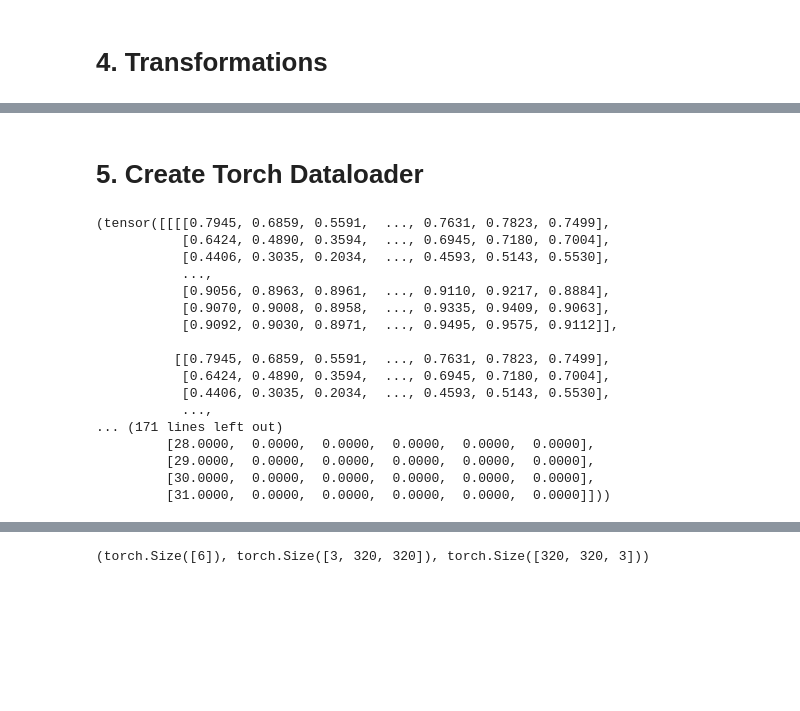
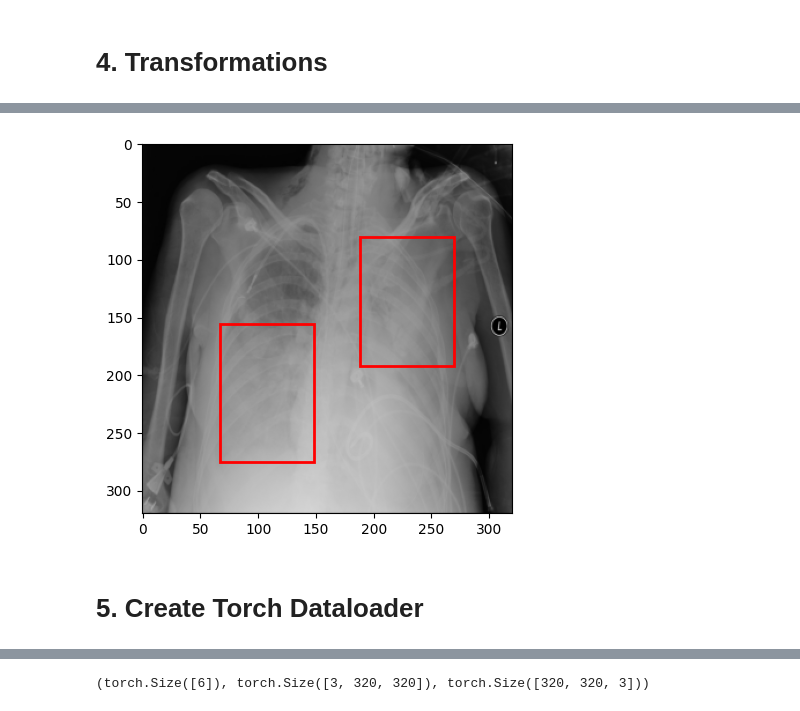
Before and after one commit to DmitriyAgafonov/INT20H_RSNA_Pneumonia_Detection_4NN, a Jupyter notebook: Notebooks/data_loader_baseline.ipynb, the cells around one changed output, grey strips where cells are left out. Saved outputs shown, nothing was run; the diff lists cells and outputs as text; code cells hidden in the pictures; blank space fills up the shorter version.

```diff
--- a/Notebooks/data_loader_baseline.ipynb
+++ b/Notebooks/data_loader_baseline.ipynb
@@ -420,7 +530,9 @@ tensor([[0., 0., 0., 0., 0.]])
 # %%
-plot_dicom_yolo(img, bbox)
+plot_dicom(img, bbox)
+# %% [output]
+[figure, added]
-# %% [markdown]
-# 5. Create Torch Dataloader
+# %% [markdown]
+# 5. Create Torch Dataloader
 # %%
 train_dataloader = DataLoader(
     train_dataset, batch_size=32, shuffle=True, num_workers=0, collate_fn=DetectionCollateFN()
@@ -431,23 +543,3 @@ val_dataloader = DataLoader(
 )
 # %%
 curr_batch = next(iter(train_dataloader))
-# %%
-curr_batch
-# %% [output]
-(tensor([[[[0.7945, 0.6859, 0.5591,  ..., 0.7631, 0.7823, 0.7499],
-           [0.6424, 0.4890, 0.3594,  ..., 0.6945, 0.7180, 0.7004],
-           [0.4406, 0.3035, 0.2034,  ..., 0.4593, 0.5143, 0.5530],
-           ...,
-           [0.9056, 0.8963, 0.8961,  ..., 0.9110, 0.9217, 0.8884],
-           [0.9070, 0.9008, 0.8958,  ..., 0.9335, 0.9409, 0.9063],
-           [0.9092, 0.9030, 0.8971,  ..., 0.9495, 0.9575, 0.9112]],
-
-          [[0.7945, 0.6859, 0.5591,  ..., 0.7631, 0.7823, 0.7499],
-           [0.6424, 0.4890, 0.3594,  ..., 0.6945, 0.7180, 0.7004],
-           [0.4406, 0.3035, 0.2034,  ..., 0.4593, 0.5143, 0.5530],
-           ...,
-... (171 lines left out)
-         [28.0000,  0.0000,  0.0000,  0.0000,  0.0000,  0.0000],
-         [29.0000,  0.0000,  0.0000,  0.0000,  0.0000,  0.0000],
-         [30.0000,  0.0000,  0.0000,  0.0000,  0.0000,  0.0000],
-         [31.0000,  0.0000,  0.0000,  0.0000,  0.0000,  0.0000]]))
```
Also changed, not shown: parts of 93 cells of this notebook.
